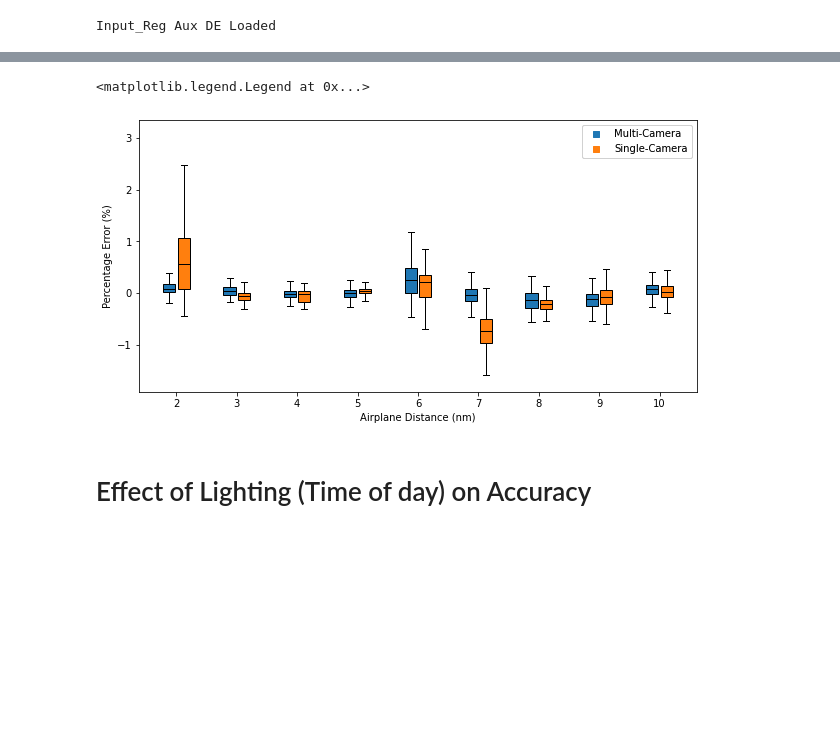
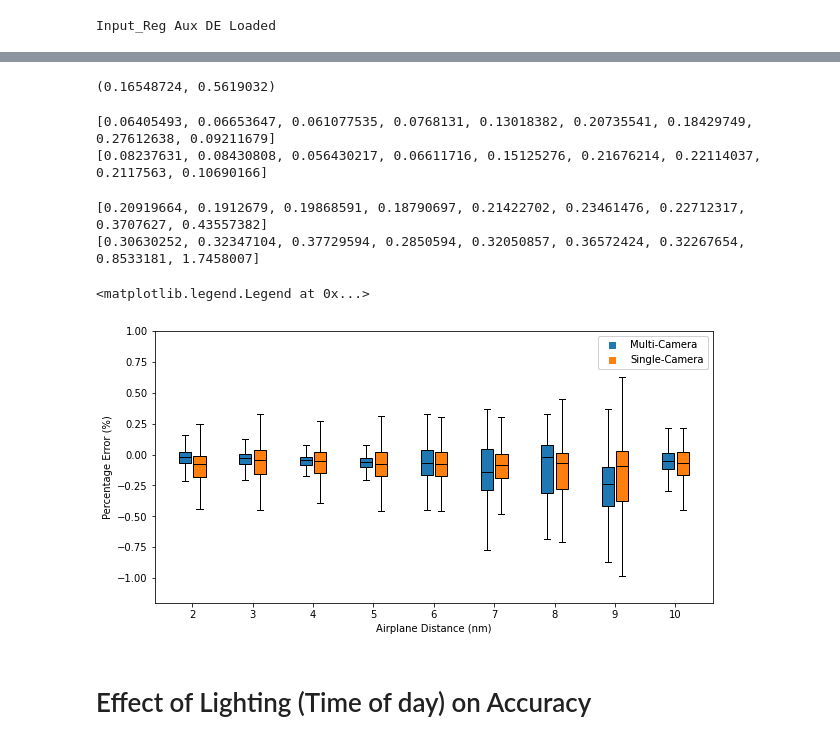
Before and after one commit to gjamesgoenawan/deep-dtt-estimation, a Jupyter notebook: demo_visualization.ipynb, the cells around one changed output, grey strips where cells are left out. Cells and saved outputs as stored; diff of their text form; code cells hidden in the pictures; blank space fills up the shorter version.

```diff
--- a/demo_visualization.ipynb
+++ b/demo_visualization.ipynb
@@ -100,8 +106,9 @@ data_sources = [[f'{dataset_directory}/t{t}/r{r}/w{w}/{data_index}/data.pkl', f'
 acd = aircraft_camera_data(data_sources = data_sources, touchdown_target_lat_lon = touchdown_target_lat_lon)
 trajectory_data = load_compiled_data(ts=[t], ws=[w], rs=[r], inference_mode=True, verbose=False)['x'].numpy()
 # %%
-offset = [[19.75390625, 248.5, 9.0, 5.5], [5.056640625, 248.5, 10.109375, 4.5]]
-divider = [[1895.24609375, 395.75, 175.25, 151.0],[1909.443359375, 396.5, 172.640625, 83.5]]
+offset = [[19.75, 248.75, 12.5, 5.5], [10.0, 248.5, 11.5, 5.0]]
+divider = [[1893.0, 395.75, 170.625, 151.375],
+           [1901.25, 396.5, 171.0, 81.875]]
 model = end2end('models/config/model_m_m.yaml', model_state_dict='models/head/final_training_m_m.pt', offset = offset, divider = divider, device = device)
 # %% [output]
 Input_Reg Aux DE Loaded
@@ -156,15 +189,17 @@ Loss Data: 40.448382405905505 %
+# %%
+offset = [[19.75, 248.75, 12.5, 5.5], [10.0, 248.5, 11.5, 5.0]]
+divider = [[1893.0, 395.75, 170.625, 151.375],
+           [1901.25, 396.5, 171.0, 81.875]]
 # %% [markdown]
 # Single vs Multi-View Model Prediction
 # %%
 model_type = 'm_m'
-model = ensemble(f'models/config/model_{model_type}.yaml', model_state_dict=f'models/head/final_training_m_m.pt', device = device)
+model = ensemble(f'models/config/model_{model_type}.yaml', model_state_dict=f'models/head/new_od_model.pt', device = device)
 
 test_data = load_compiled_data(ts=[1,2,5], ws=[1], rs=[
-                               3], offset=offset, divider=divider, trajectory_threshold=trajectory_threshold, inference_mode = True, device=device, verbose=False)
+                               3], offset=offset, divider=divider, trajectory_threshold=trajectory_threshold, inference_mode = True, output_directory='output/object_detector', device=device, verbose=False)
 
-f_single = torch.logical_xor(torch.any(torch.any(test_data['x'] != 0, dim = 2), dim = 0), torch.all(torch.any(test_data['x'] != 0, dim = 2), dim = 0))
 f_both = torch.all(torch.any(test_data['x'] != 0, dim = 2), dim = 0)
-camera_single = model(test_data['x'][:, f_single]).cpu().numpy()
 camera_both = model(test_data['x'][:, f_both]).cpu().numpy()
 
 gt_both = test_data['y'][0, f_both, 0].cpu().numpy()
@@ -172,10 +207,20 @@ f_sort = np.argsort(gt_both)
 gt_both = gt_both[f_sort]
 err_cam_both = ((camera_both[f_sort]-gt_both)*100/gt_both)
 
-gt_single = test_data['y'][0, f_single, 0].cpu().numpy()
+cam_1_only = test_data['x'][:, torch.any(test_data['x'][0] != 0, dim = 1)]
+cam_1_gt = test_data['y'][:, torch.any(test_data['x'][0] != 0, dim = 1)]
+cam_1_only[1] = torch.zeros(cam_1_only[1].shape, device=device)
+
+cam_2_only = test_data['x'][:, torch.any(test_data['x'][1] != 0, dim = 1)]
+cam_2_gt = test_data['y'][:, torch.any(test_data['x'][1] != 0, dim = 1)]
+cam_2_only[0] = torch.zeros(cam_2_only[0].shape, device=device)
+
+single_data = torch.cat((cam_1_only, cam_2_only), dim = 1)
+gt_single = torch.cat((cam_1_gt, cam_2_gt), dim = 1)[0, :, 0].cpu().numpy()
+camera_single = model(single_data).cpu().numpy()
+
 f_sort = np.argsort(gt_single)
-gt_single = gt_single[f_sort]
-err_cam_single = ((camera_single[f_sort]-gt_single)*100/gt_single)
+err_cam_single =(100 * (camera_single[f_sort] - gt_single[f_sort]) / gt_single[f_sort])
 # %% [output]
 Input_Reg Aux DE Loaded
 # %%
@@ -186,3 +231,19 @@ MAPE Single: 0.2810 %
+# %%
+err_cam_both.std(), err_cam_single.std()
+# %% [output]
+(0.16548724, 0.5619032)
+# %%
+print([abs(err_cam_both[i]).mean() for i in f_per_dist_boths])
+print([err_cam_both[i].std() for i in f_per_dist_boths])
+# %% [output]
+[0.06405493, 0.06653647, 0.061077535, 0.0768131, 0.13018382, 0.20735541, 0.18429749, 0.27612638, 0.09211679]
+[0.08237631, 0.08430808, 0.056430217, 0.06611716, 0.15125276, 0.21676214, 0.22114037, 0.2117563, 0.10690166]
+# %%
+print([abs(err_cam_single[i]).mean() for i in f_per_dist_singles])
+print([err_cam_single[i].std() for i in f_per_dist_singles])
+# %% [output]
+[0.20919664, 0.1912679, 0.19868591, 0.18790697, 0.21422702, 0.23461476, 0.22712317, 0.3707627, 0.43557382]
+[0.30630252, 0.32347104, 0.37729594, 0.2850594, 0.32050857, 0.36572424, 0.32267654, 0.8533181, 1.7458007]
 # %%
 key_distances = np.array([2,3,4,5,6,7,8,9,10])
 f_per_dist_boths = [np.logical_and(gt_both*10<=(i+0.5), gt_both*10>(i-0.5)) for i in key_distances]
@@ -203,34 +264,35 @@ for flier in bpb['fliers']:
 
 for patch in bpb['boxes']:
     patch.set_facecolor(colors[0])
 
 for median in bpb['medians']:
     median.set(color ='black',
                linewidth = 1)
 
 for flier in bps['fliers']:
     flier.set(marker ='x',
               color =colors[1],
               alpha = 0.0)
 
 for patch in bps['boxes']:
     patch.set_facecolor(colors[1])
 
 for median in bps['medians']:
     median.set(color ='black',
                linewidth = 1)
 
 ax.set_xticks(key_distances)
 ax.set_xticklabels(key_distances)
 
 custom_lines_1 = [Line2D([0], [0], color=colors[0], lw=0, marker='s'),
                 Line2D([0], [0], color=colors[1], lw=0, marker='s')]
 
 legend1 = ax.legend(custom_lines_1, ['Multi-Camera', 'Single-Camera'], loc ='upper right')
+ax.set_ylim(-1.2, 1)
 ax.add_artist(legend1)
 # %% [output]
 <matplotlib.legend.Legend at 0x...>
-[figure, old version]
+[figure, new version]
 # %%
 fig.savefig("images/single_vs_multicamera.png", dpi=300)
 # %% [markdown]
```
Also changed, not shown: parts of 21 cells of this notebook, 12 other files.
